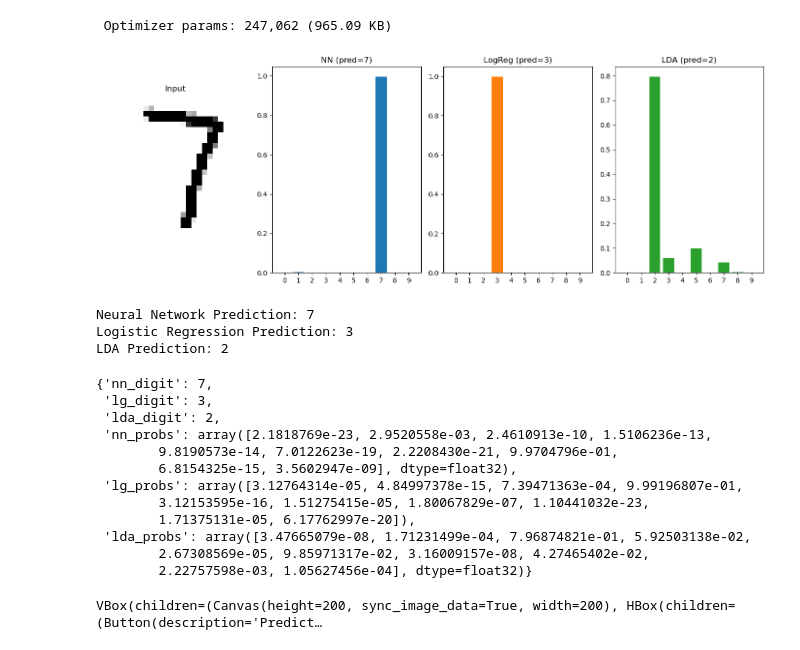
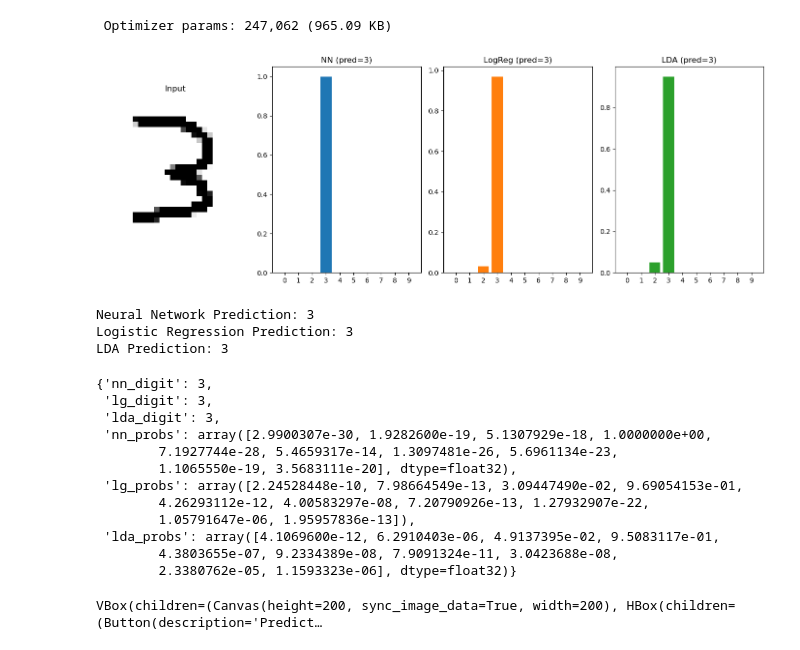
Before and after one commit to wangyouan/AIandFinance2025, a Jupyter notebook: example_notebook/lecture9_deep_learning/MNIST_handwritten.ipynb, the cells around one changed output. Cells and saved outputs as stored; diff of their text form; code cells hidden in the pictures.

```diff
--- a/example_notebook/lecture9_deep_learning/MNIST_handwritten.ipynb
+++ b/example_notebook/lecture9_deep_learning/MNIST_handwritten.ipynb
@@ -343,26 +353,26 @@ def plot_conv_weights(weights):
 # %%
 wrong(mnist_y_test, model=nn_model) # Counts and shows all the wrong numbers from mnist-test
 # %%
-# 示例调用：同时使用三个模型进行预测
-# 确保 nn_model, lg_model, lda_model 已经训练并在当前会话中
-predict('number_7.png', nn_model=nn_model, lg_model=lg_model, lda_model=lda_model)
+# Example call: Using three models for prediction simultaneously
+# Ensure nn_model, lg_model, lda_model are already trained and available in the current session
+predict('number_3.png', nn_model=nn_model, lg_model=lg_model, lda_model=lda_model)
 # %% [output]
-[figure, old version]
+[figure, new version]
-Neural Network Prediction: 7
+Neural Network Prediction: 3
 Logistic Regression Prediction: 3
-LDA Prediction: 2
+LDA Prediction: 3
-{'nn_digit': 7,
+{'nn_digit': 3,
  'lg_digit': 3,
- 'lda_digit': 2,
- 'nn_probs': array([2.1818769e-23, 2.9520558e-03, 2.4610913e-10, 1.5106236e-13,
-        9.8190573e-14, 7.0122623e-19, 2.2208430e-21, 9.9704796e-01,
-        6.8154325e-15, 3.5602947e-09], dtype=float32),
- 'lg_probs': array([3.12764314e-05, 4.84997378e-15, 7.39471363e-04, 9.99196807e-01,
-        3.12153595e-16, 1.51275415e-05, 1.80067829e-07, 1.10441032e-23,
-        1.71375131e-05, 6.17762997e-20]),
- 'lda_probs': array([3.47665079e-08, 1.71231499e-04, 7.96874821e-01, 5.92503138e-02,
-        2.67308569e-05, 9.85971317e-02, 3.16009157e-08, 4.27465402e-02,
-        2.22757598e-03, 1.05627456e-04], dtype=float32)}
+ 'lda_digit': 3,
+ 'nn_probs': array([2.9900307e-30, 1.9282600e-19, 5.1307929e-18, 1.0000000e+00,
+        7.1927744e-28, 5.4659317e-14, 1.3097481e-26, 5.6961134e-23,
+        1.1065550e-19, 3.5683111e-20], dtype=float32),
+ 'lg_probs': array([2.24528448e-10, 7.98664549e-13, 3.09447490e-02, 9.69054153e-01,
+        4.26293112e-12, 4.00583297e-08, 7.20790926e-13, 1.27932907e-22,
+        1.05791647e-06, 1.95957836e-13]),
+ 'lda_probs': array([4.1069600e-12, 6.2910403e-06, 4.9137395e-02, 9.5083117e-01,
+        4.3803655e-07, 9.2334389e-08, 7.9091324e-11, 3.0423688e-08,
+        2.3380762e-05, 1.1593323e-06], dtype=float32)}
 # %%
 from ipycanvas import Canvas
 from ipywidgets import VBox, Button, HBox, Label, HTML
```
Also changed, not shown: parts of 11 cells of this notebook.
